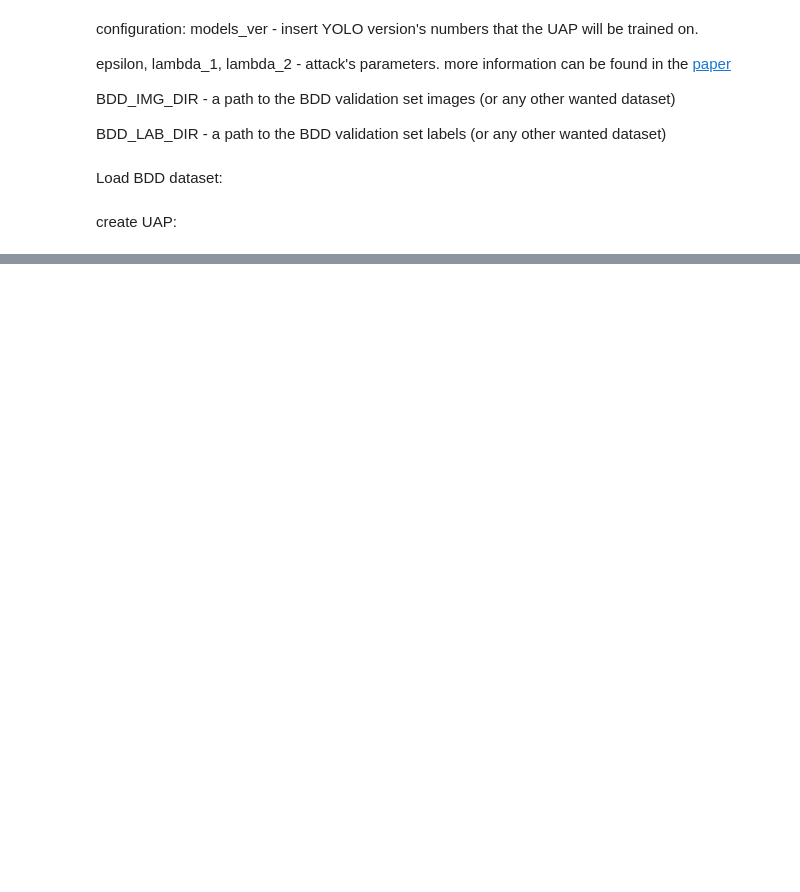
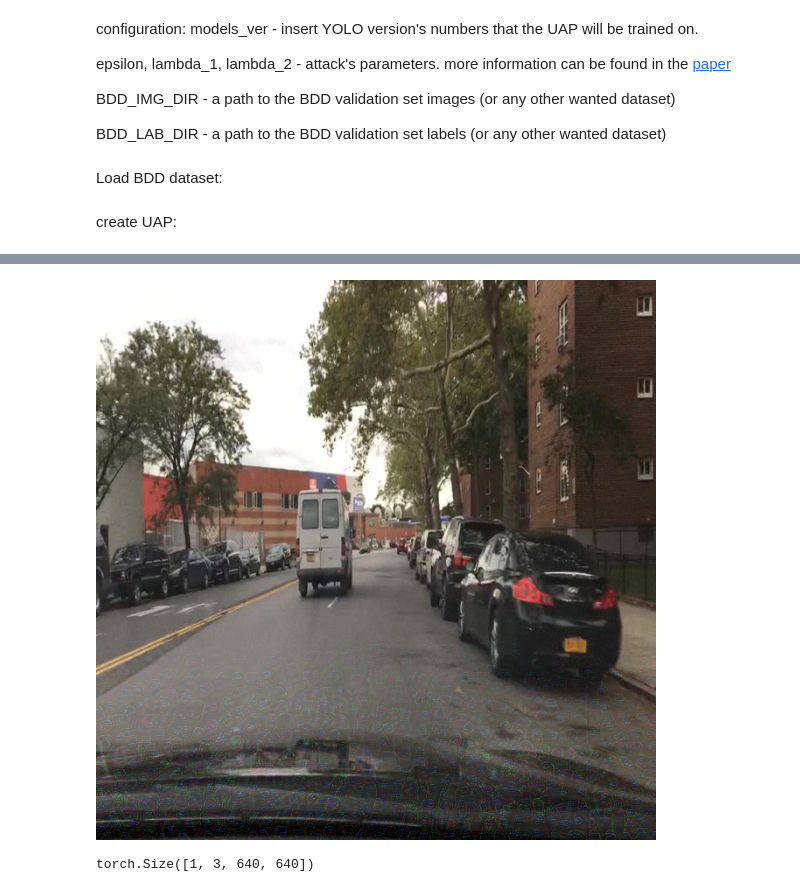
Before and after one commit to coenschoof/PhantomSponges, a Jupyter notebook: run_attack.ipynb, the cells around one changed output, grey strips where cells are left out. Cells and saved outputs as stored; diff of their text form; code cells hidden in the pictures; blank space fills up the shorter version.

```diff
--- a/run_attack.ipynb
+++ b/run_attack.ipynb
@@ -183,0 +194,35 @@ executing.executing.NotOneValueFound: Expected one value, found 0
+# %%
+def perturb_img(img_name, change_aspect_ratio = True):
+    random_scale_w = random.uniform(0.5, 2)
+    random_scale_h = random.uniform(0.5, 2)
+
+    image_path = "/Users/coenschoof/miniconda/envs/phantomsponges/BDD100K-to-YOLOV5/bdd_in_YOLOV5_train_newLabels/images/val/" + img_name
+    image = Image.open(image_path)
+    image = image.resize((640, 640))
+    transform = transforms.Compose([transforms.ToTensor()])
+    clean_img = transform(image)
+
+    # Load the image using PIL
+    patch_path =  "/Users/coenschoof/miniconda/envs/phantomsponges/PhantomSponges/final_patch.png"
+    patch = Image.open(patch_path)
+    patch = transform(patch)
+
+    perturbed_img = torch.clamp(clean_img + patch, 0, 1)
+
+    # Assuming you have a torch tensor named torch_image
+    # You can resize the tensor to (H, W, C) shape using transpose and multiply by 255 (if it's not already in the correct range)
+    #pil_image = transforms.ToPILImage()(result.squeeze().cpu() * 255)
+    tensor_min = torch.min(perturbed_img)
+    tensor_max = torch.max(perturbed_img)
+    normalized_tensor = (perturbed_img - tensor_min) / (tensor_max - tensor_min)
+
+    # Convert the normalized tensor to a PIL image
+    pil_image = transforms.ToPILImage()(normalized_tensor.squeeze().cpu())
+    if change_aspect_ratio:
+        width = int(640 * random_scale_w)
+        height = int(640 * random_scale_h)
+        #print(width, height)
+        pil_image = pil_image.resize((width, height))
+    perturbed_image_tensor = transform(pil_image)
+
+    return(perturbed_image_tensor)
@@ -183,0 +238,10 @@ executing.executing.NotOneValueFound: Expected one value, found 0
+# %%
+some_image = perturb_img('b1c9c847-3bda4659.jpg', False).unsqueeze(0)
+pil_image = transforms.ToPILImage()(some_image.squeeze().cpu())
+display(pil_image)
+# %% [output]
+[figure, added]
+# %%
+print(some_image.shape)
+# %% [output]
+torch.Size([1, 3, 640, 640])
```
Also changed, not shown: parts of 12 cells of this notebook, 6 other files.
